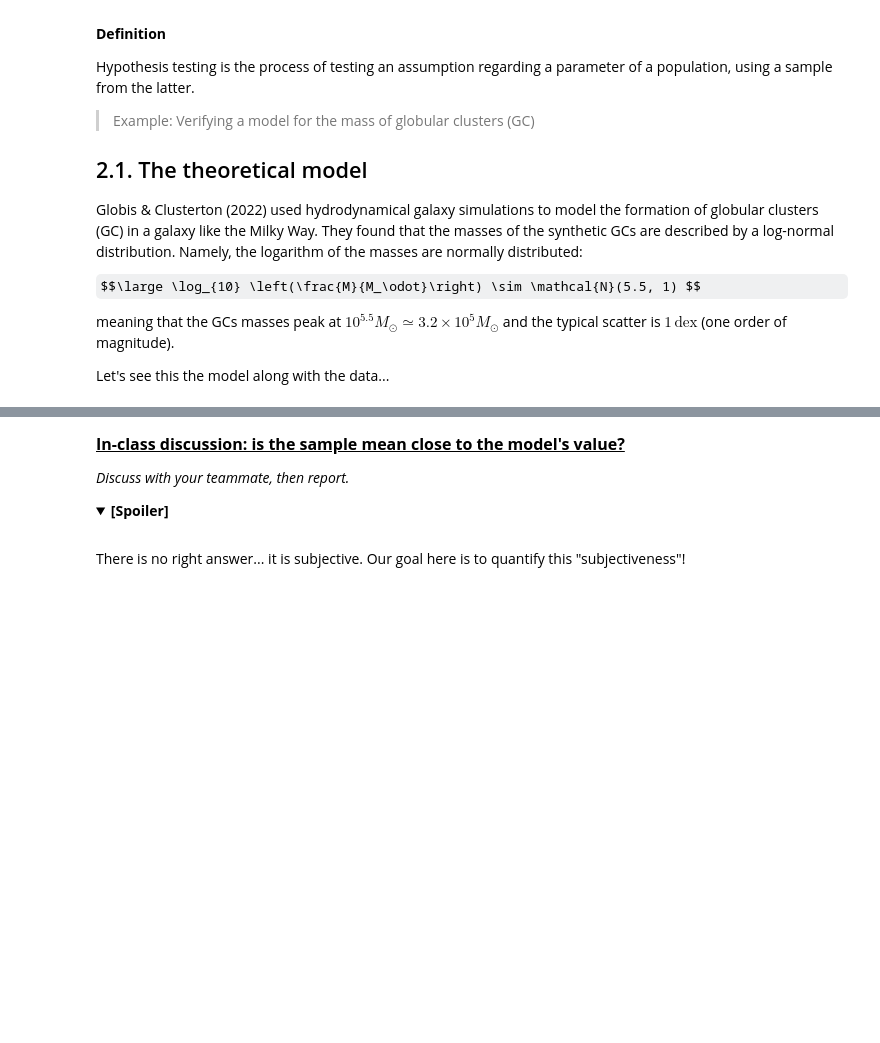
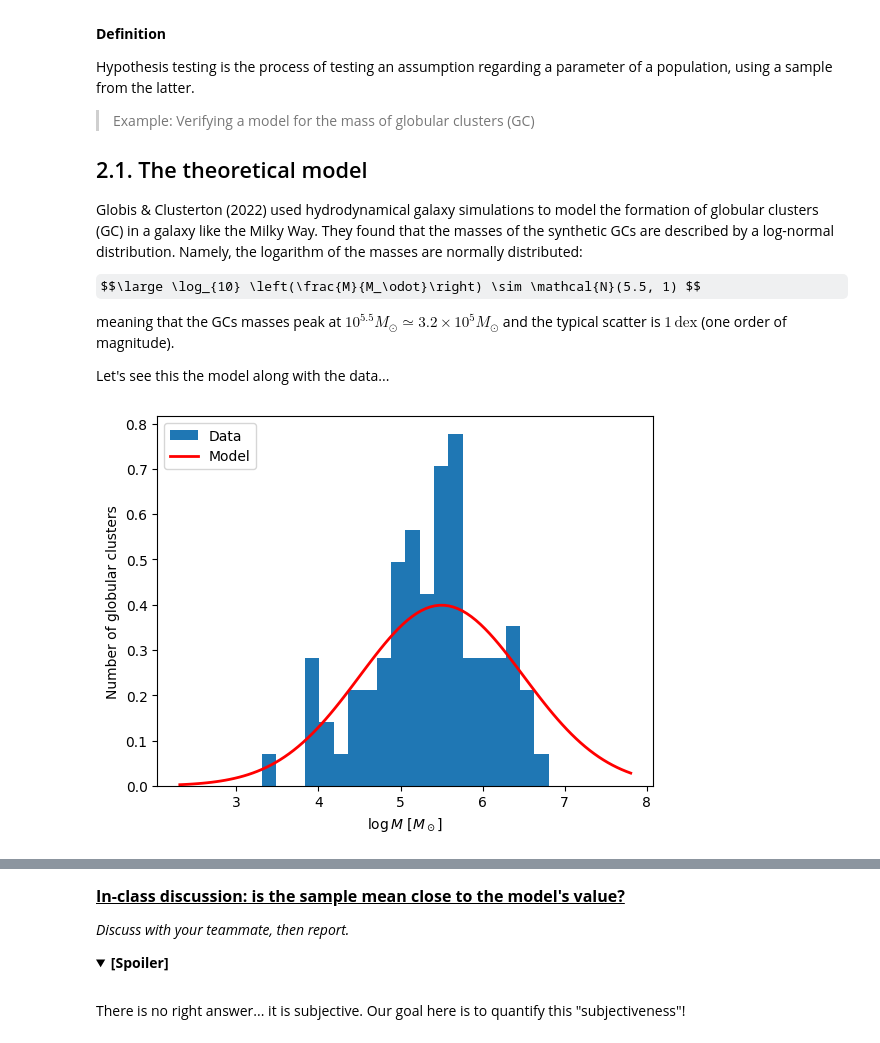
Before and after one commit to astrostatistics-in-crete/2023_summer_school, a Jupyter notebook: 03_Classical/Classical_1_AnswerKey.ipynb, the cells around one changed output, grey strips where cells are left out. Drawn from its saved outputs; the diff is of its cells as text; code cells hidden in the pictures; folded sections open; some formulas as TeX source; blank space fills up the shorter version.

```diff
--- a/03_Classical/Classical_1_AnswerKey.ipynb
+++ b/03_Classical/Classical_1_AnswerKey.ipynb
@@ -284,19 +309,21 @@ Let's see this the model along with the data...
 # %%
 import scipy.stats as st
 
 model_mean = 5.5
 model_std = 1.0
 
 logm_for_plot = np.linspace(min(log_masses)-1, max(log_masses)+1, 100)
 model_prob_for_plot = st.norm(model_mean, model_std).pdf(logm_for_plot)
 
 plt.figure()
 plt.hist(log_masses, bins=20, density=True, label="Data")
 plt.plot(logm_for_plot, model_prob_for_plot, "r-", lw=2, label="Model")
-plt.xlabel("$\log M [M_\odot]$")
+plt.xlabel("$\log M\ [M_\odot]$")
 plt.ylabel("Number of globular clusters")
 plt.legend(loc="upper left")
 plt.show()
+# %% [output]
+[figure, added]
 # %%
 sample_mean = np.mean(log_masses)
 sample_std = np.std(log_masses)
```
Also changed, not shown: parts of 27 cells of this notebook.
